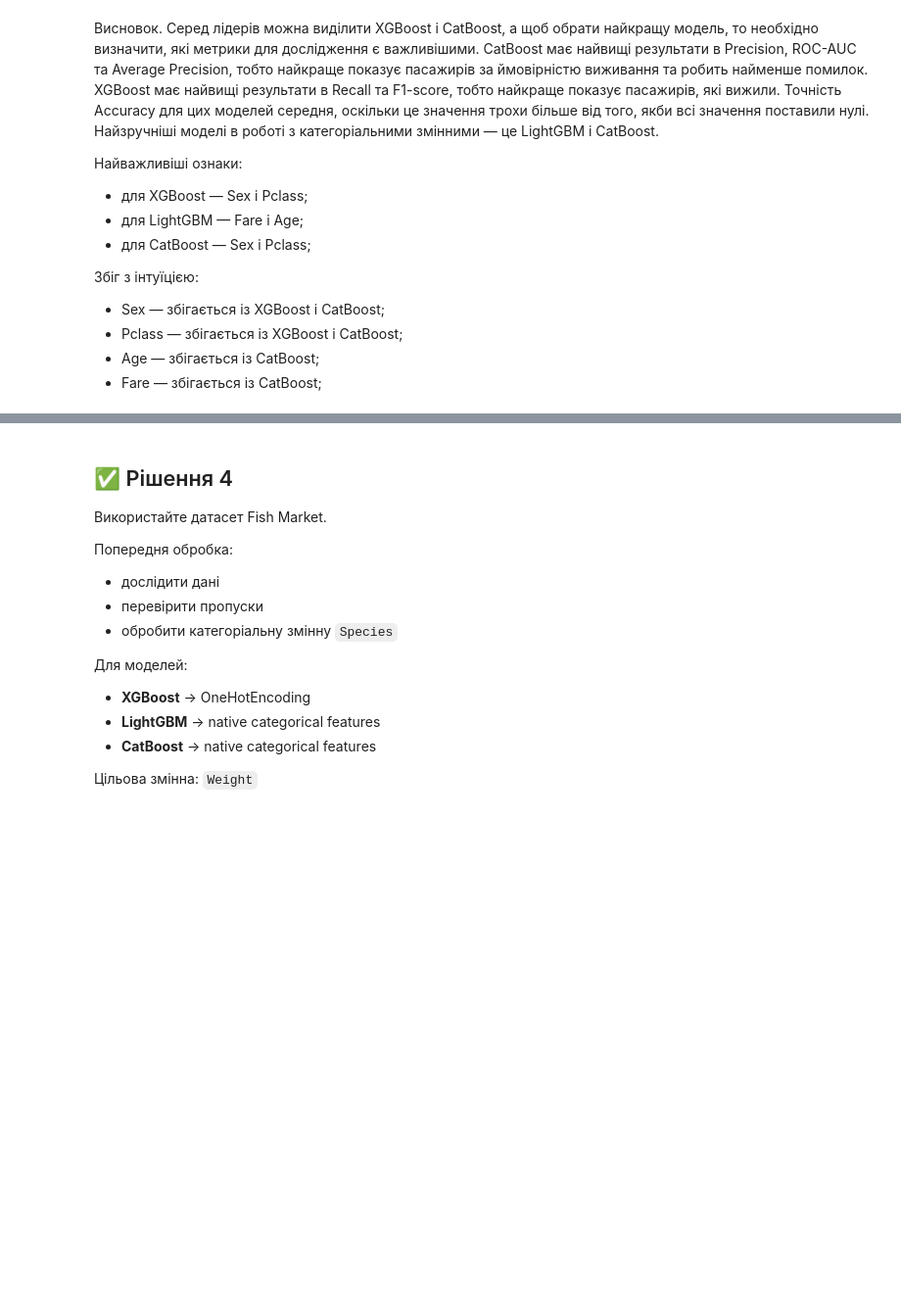
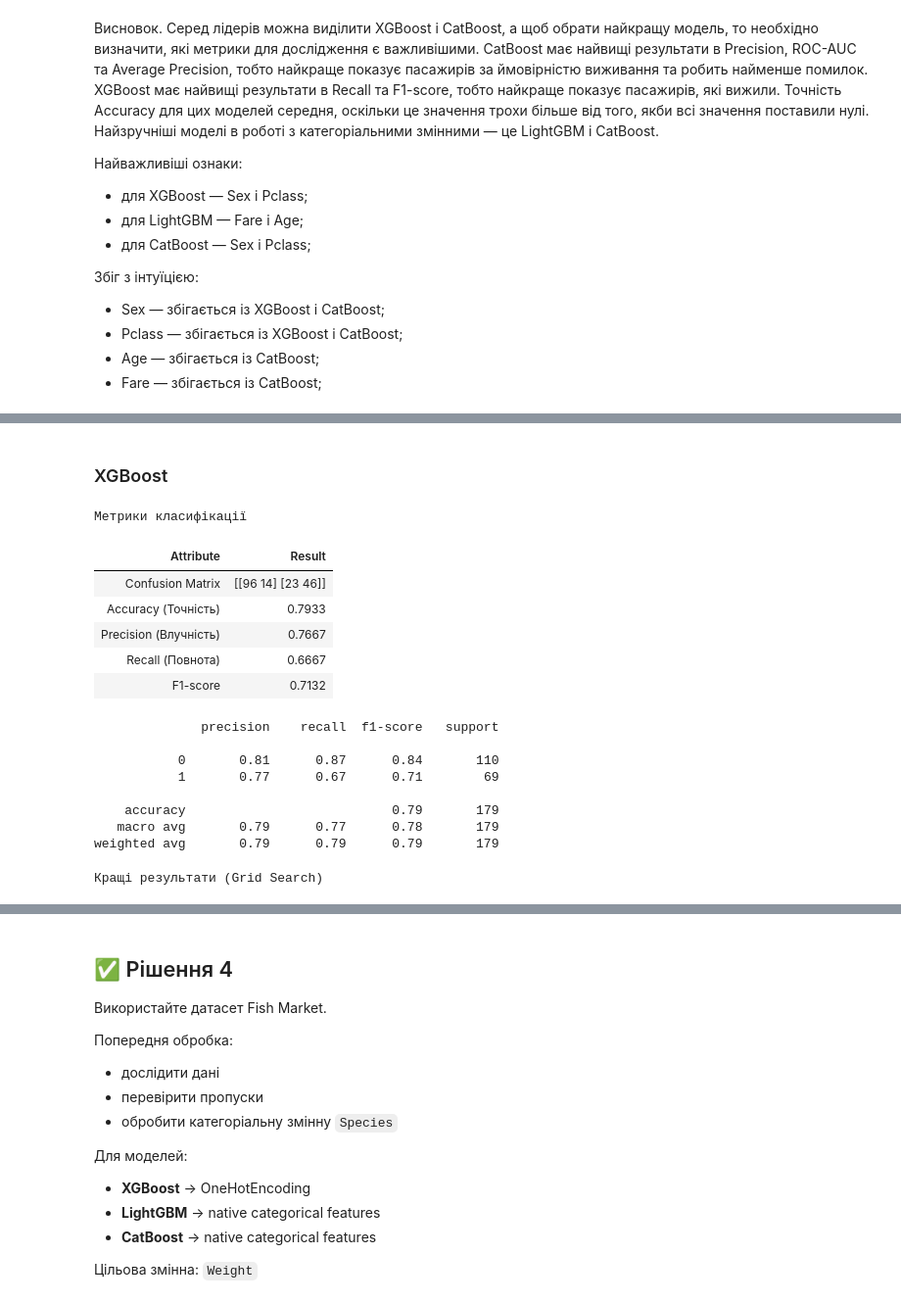
Before and after one commit to BogdanPinchuk/DataScience-PBY_HW14, a Jupyter notebook: Bohdan_Pinchuk_DS_HW14.ipynb, the cells around one changed output, grey strips where cells are left out. Shown at 98% size. Cells and saved outputs as stored; diff of their text form; code cells hidden in the pictures; blank space fills up the shorter version.

Commit message:
[Homework14] - saved models and added grid for X and L models

```diff
--- a/Bohdan_Pinchuk_DS_HW14.ipynb
+++ b/Bohdan_Pinchuk_DS_HW14.ipynb
@@ -1272,0 +1276,79 @@ FN | TP
+# %%
+# XGBoost
+
+import apps.main as mn
+import apps.reporter as rpt
+from xgboost import XGBClassifier
+from sklearn.model_selection import KFold, GridSearchCV
+
+# Input data
+rng_seed = 42
+n_splits = 3
+load_model = True
+model_file_name = "resources/titanic-dataset_grid_lightgbm_c.model"
+file_path = Path(model_file_name)
+
+accuracy_name = "accuracy"
+precision_name = "precision"
+recall_name = "recall"
+f1_name = "f1"
+scorings = {
+    'accuracy': accuracy_name,
+    'precision': precision_name,
+    'recall': recall_name,
+    'f1': f1_name,
+}
+grid_params = {
+    'n_estimators': [50, 100, 200, 300, 500],
+    'max_depth': [5, 10, 20, None],
+}
+
+# Solution
+# try to load model
+if load_model and file_path.exists():
+    grid_search = joblib.load(model_file_name)
+else:
+    kf = KFold(n_splits=n_splits, shuffle=True, random_state=rng_seed)
+    grid_model = XGBClassifier(learning_rate=0.05, random_state=rng_seed)
+    grid_search = GridSearchCV(grid_model,
+                               grid_params,
+                               cv=kf,
+                               scoring=scorings,
+                               refit=f1_name,
+                               n_jobs=-1)
+    grid_search.fit(X_train_ohe, Y_train_ohe, verbose=0)
+    # save model
+    joblib.dump(grid_search, model_file_name)
+
+# scores = grid_search.cv_results_
+
+best_grid_model = grid_search.best_estimator_
+Y_pred_xgboost = best_grid_model.predict(X_test_ohe)
+
+rp = rpt.Reporter()
+rp.tolerance = 4
+rp.add_item("Найкращі параметри", str(grid_search.best_params_))
+rp.add_item("Найкраща оцінка за F1-score", rp.format_value(grid_search.best_score_))
+
+# Print results
+display(Markdown(f"### XGBoost"))
+mn.calc_class_metrics(Y_test_ohe, Y_pred_xgboost)
+rp.print_pd_report(f"Кращі результати (Grid Search)")
+# %% [output]
+### XGBoost
+Метрики класифікації
+| Attribute | Result |
+| Confusion Matrix | [[96 14] [23 46]] |
+| Accuracy (Точність) | 0.7933 |
+| Precision (Влучність) | 0.7667 |
+| Recall (Повнота) | 0.6667 |
+| F1-score | 0.7132 |
+              precision    recall  f1-score   support
+
+           0       0.81      0.87      0.84       110
+           1       0.77      0.67      0.71        69
+
+    accuracy                           0.79       179
+   macro avg       0.79      0.77      0.78       179
+weighted avg       0.79      0.79      0.79       179
+Кращі результати (Grid Search)
```
Also changed, not shown: parts of 8 cells of this notebook, 3 other files.
